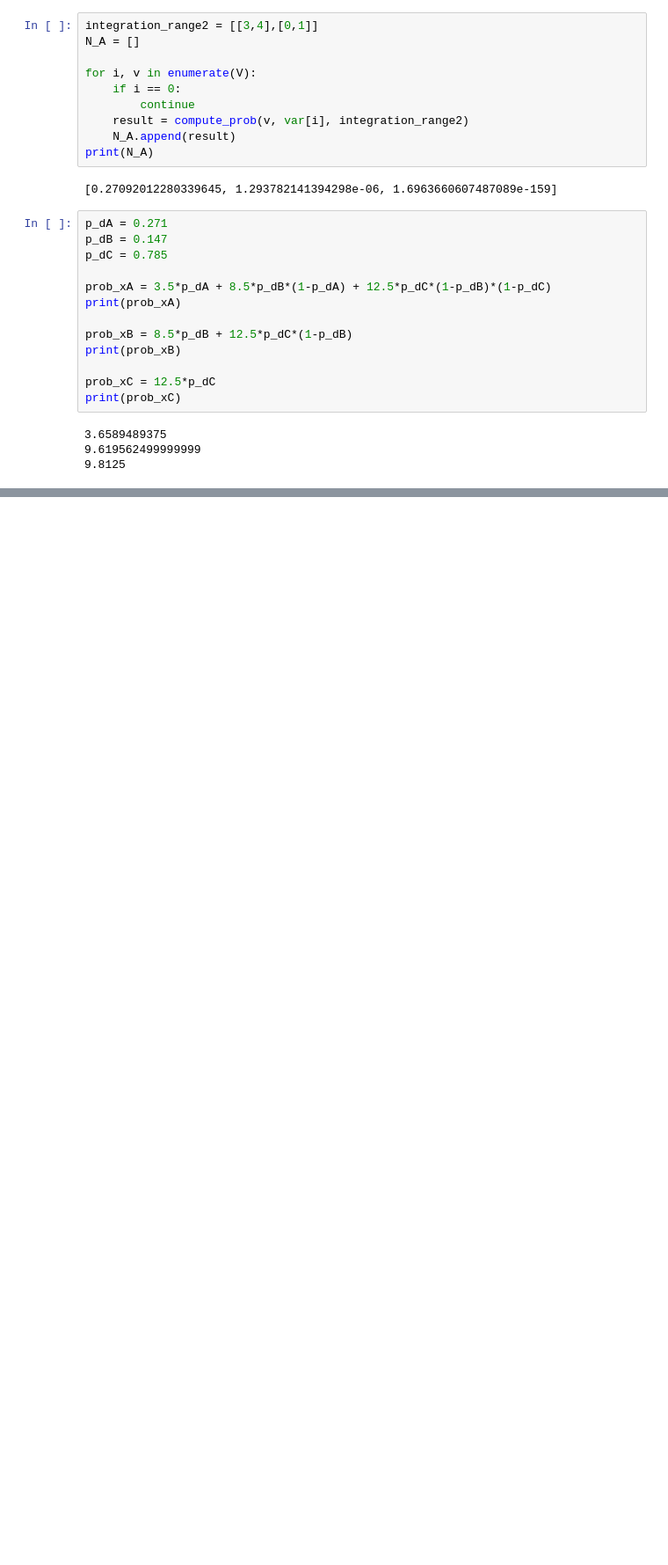
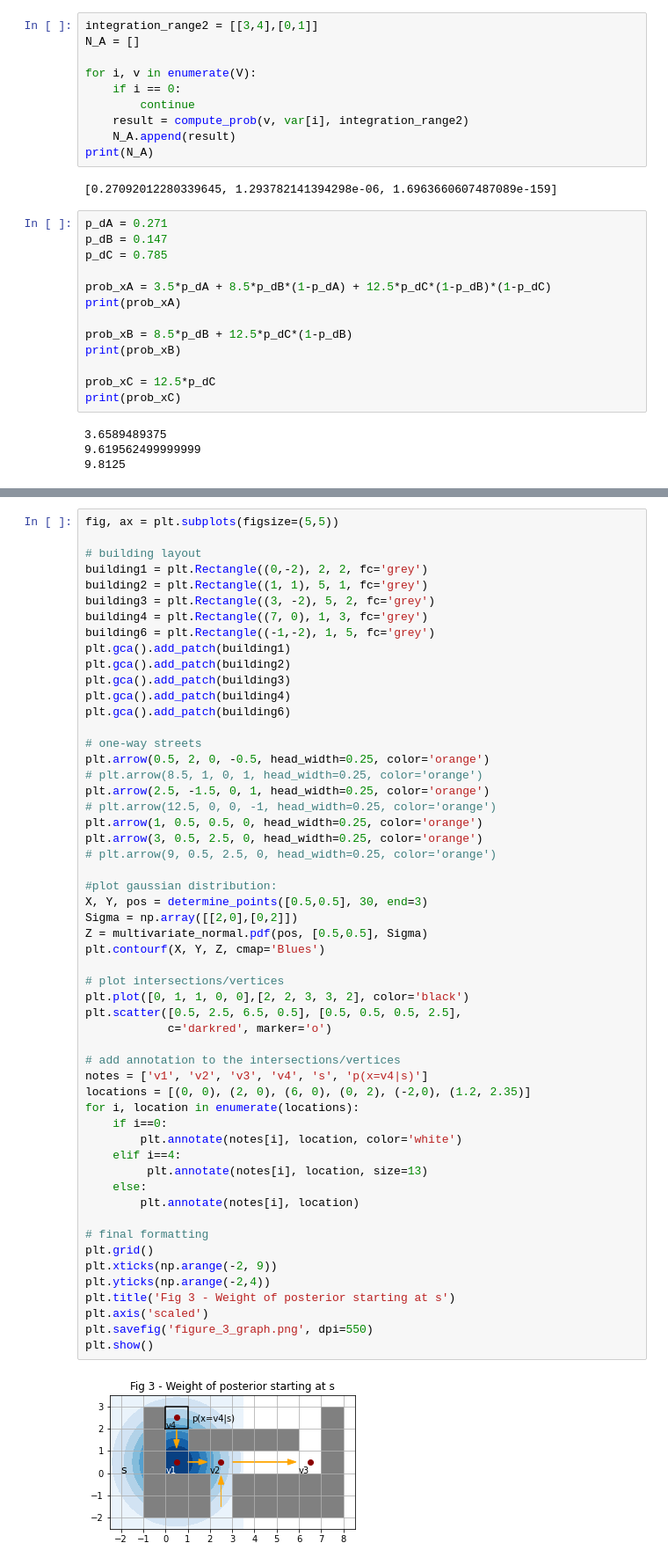
Before and after one commit to sug-prabhakaran/aer1516_robotic_motion_planning, a Jupyter notebook: paper_presentation/aer1516_paper_presentation.ipynb, the cells around one changed output, grey strips where cells are left out. Shown at 88% size. Drawn from its saved outputs; the diff is of its cells as text; blank space fills up the shorter version.

Commit message:
completed notes for ipynb

```diff
--- a/paper_presentation/aer1516_paper_presentation.ipynb
+++ b/paper_presentation/aer1516_paper_presentation.ipynb
@@ -275,6 +350,62 @@ where:
 We calculated $p(x|v_i, a) \forall a \in A, \forall v_i \in V$ in the previous part.
 
 The probability of p(x=v_i|s) is only 1 if v_i corresponds with s.
+# %%
+fig, ax = plt.subplots(figsize=(5,5))
+
+# building layout
+building1 = plt.Rectangle((0,-2), 2, 2, fc='grey')
+building2 = plt.Rectangle((1, 1), 5, 1, fc='grey')
+building3 = plt.Rectangle((3, -2), 5, 2, fc='grey')
+building4 = plt.Rectangle((7, 0), 1, 3, fc='grey')
+building6 = plt.Rectangle((-1,-2), 1, 5, fc='grey')
+plt.gca().add_patch(building1)
+plt.gca().add_patch(building2)
+plt.gca().add_patch(building3)
+plt.gca().add_patch(building4)
+plt.gca().add_patch(building6)
+
+# one-way streets
+plt.arrow(0.5, 2, 0, -0.5, head_width=0.25, color='orange')
+# plt.arrow(8.5, 1, 0, 1, head_width=0.25, color='orange')
+plt.arrow(2.5, -1.5, 0, 1, head_width=0.25, color='orange')
+# plt.arrow(12.5, 0, 0, -1, head_width=0.25, color='orange')
+plt.arrow(1, 0.5, 0.5, 0, head_width=0.25, color='orange')
+plt.arrow(3, 0.5, 2.5, 0, head_width=0.25, color='orange')
+# plt.arrow(9, 0.5, 2.5, 0, head_width=0.25, color='orange')
+
+#plot gaussian distribution:
+X, Y, pos = determine_points([0.5,0.5], 30, end=3)
+Sigma = np.array([[2,0],[0,2]])
+Z = multivariate_normal.pdf(pos, [0.5,0.5], Sigma)
+plt.contourf(X, Y, Z, cmap='Blues')
+
+# plot intersections/vertices
+plt.plot([0, 1, 1, 0, 0],[2, 2, 3, 3, 2], color='black')
+plt.scatter([0.5, 2.5, 6.5, 0.5], [0.5, 0.5, 0.5, 2.5],
+            c='darkred', marker='o')
+
+# add annotation to the intersections/vertices
+notes = ['v1', 'v2', 'v3', 'v4', 's', 'p(x=v4|s)']
+locations = [(0, 0), (2, 0), (6, 0), (0, 2), (-2,0), (1.2, 2.35)]
+for i, location in enumerate(locations):
+    if i==0:
+        plt.annotate(notes[i], location, color='white')
+    elif i==4:
+         plt.annotate(notes[i], location, size=13)
+    else:
+        plt.annotate(notes[i], location)
+
+# final formatting
+plt.grid()
+plt.xticks(np.arange(-2, 9))
+plt.yticks(np.arange(-2,4))
+plt.title('Fig 3 - Weight of posterior starting at s')
+plt.axis('scaled')
+plt.savefig('figure_3_graph.png', dpi=550)
+plt.show()
+# %% [output]
+[figure, added]
 # %% [markdown]
 #### <u>Part 3 - State Transitions </u>
 
```
Also changed, not shown: parts of 13 cells of this notebook.
